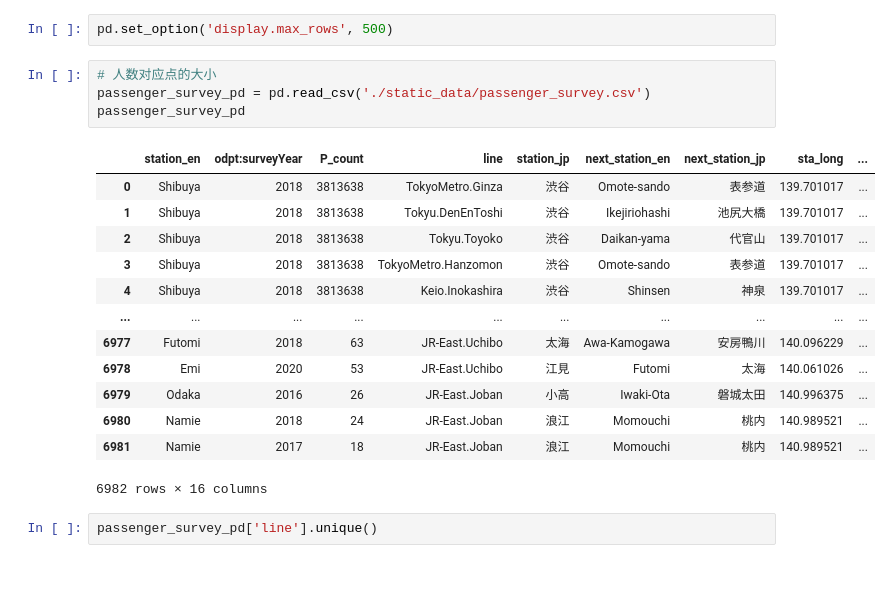
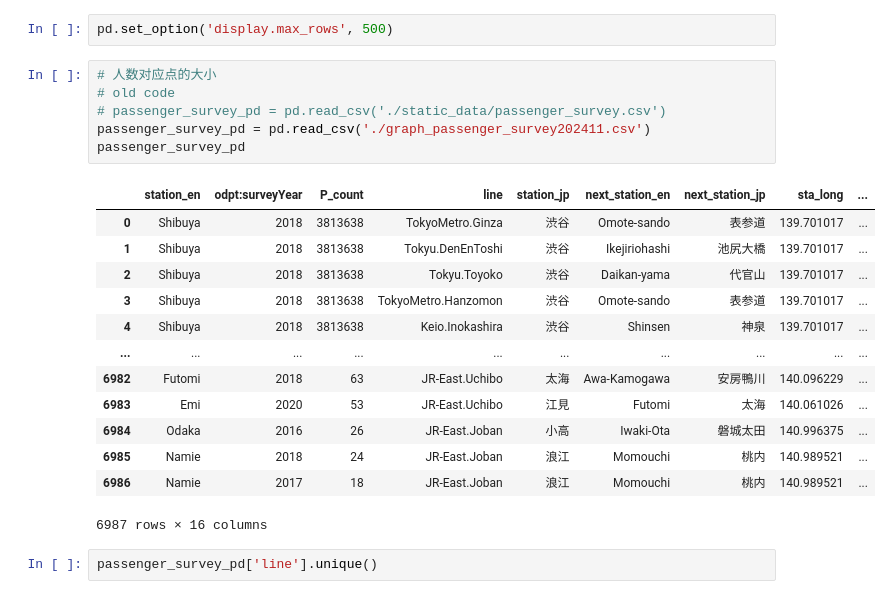
Before and after one commit to alessioborgi/PolySheafNeuralNetworks-RailwayPassengers, a Jupyter notebook: datasets/tokyo_railway/graph_plot_test.ipynb, the cells around one changed output. Cells and saved outputs as stored; diff of their text form.

```diff
--- a/datasets/tokyo_railway/graph_plot_test.ipynb
+++ b/datasets/tokyo_railway/graph_plot_test.ipynb
@@ -23,22 +21,24 @@ ModuleNotFoundError: No module named 'netwulf'
 pd.set_option('display.max_rows', 500)
 # %%
 # 人数对应点的大小
-passenger_survey_pd = pd.read_csv('./static_data/passenger_survey.csv')
+# old code
+# passenger_survey_pd = pd.read_csv('./static_data/passenger_survey.csv')
+passenger_survey_pd = pd.read_csv('./graph_passenger_survey202411.csv')
 passenger_survey_pd
 # %% [output]
 |  | station_en | odpt:surveyYear | P_count | line | station_jp | next_station_en | next_station_jp | sta_long | ... |
 | 0 | Shibuya | 2018 | 3813638 | TokyoMetro.Ginza | 渋谷 | Omote-sando | 表参道 | 139.701017 | ... |
 | 1 | Shibuya | 2018 | 3813638 | Tokyu.DenEnToshi | 渋谷 | Ikejiriohashi | 池尻大橋 | 139.701017 | ... |
 | 2 | Shibuya | 2018 | 3813638 | Tokyu.Toyoko | 渋谷 | Daikan-yama | 代官山 | 139.701017 | ... |
 | 3 | Shibuya | 2018 | 3813638 | TokyoMetro.Hanzomon | 渋谷 | Omote-sando | 表参道 | 139.701017 | ... |
 | 4 | Shibuya | 2018 | 3813638 | Keio.Inokashira | 渋谷 | Shinsen | 神泉 | 139.701017 | ... |
 | ... | ... | ... | ... | ... | ... | ... | ... | ... | ... |
-| 6977 | Futomi | 2018 | 63 | JR-East.Uchibo | 太海 | Awa-Kamogawa | 安房鴨川 | 140.096229 | ... |
-| 6978 | Emi | 2020 | 53 | JR-East.Uchibo | 江見 | Futomi | 太海 | 140.061026 | ... |
-| 6979 | Odaka | 2016 | 26 | JR-East.Joban | 小高 | Iwaki-Ota | 磐城太田 | 140.996375 | ... |
-| 6980 | Namie | 2018 | 24 | JR-East.Joban | 浪江 | Momouchi | 桃内 | 140.989521 | ... |
-| 6981 | Namie | 2017 | 18 | JR-East.Joban | 浪江 | Momouchi | 桃内 | 140.989521 | ... |
+| 6982 | Futomi | 2018 | 63 | JR-East.Uchibo | 太海 | Awa-Kamogawa | 安房鴨川 | 140.096229 | ... |
+| 6983 | Emi | 2020 | 53 | JR-East.Uchibo | 江見 | Futomi | 太海 | 140.061026 | ... |
+| 6984 | Odaka | 2016 | 26 | JR-East.Joban | 小高 | Iwaki-Ota | 磐城太田 | 140.996375 | ... |
+| 6985 | Namie | 2018 | 24 | JR-East.Joban | 浪江 | Momouchi | 桃内 | 140.989521 | ... |
+| 6986 | Namie | 2017 | 18 | JR-East.Joban | 浪江 | Momouchi | 桃内 | 140.989521 | ... |
-6982 rows × 16 columns
+6987 rows × 16 columns
 # %%
 passenger_survey_pd['line'].unique()
 # %% [output]
```
Also changed, not shown: parts of 5 cells of this notebook, 1 other file.
